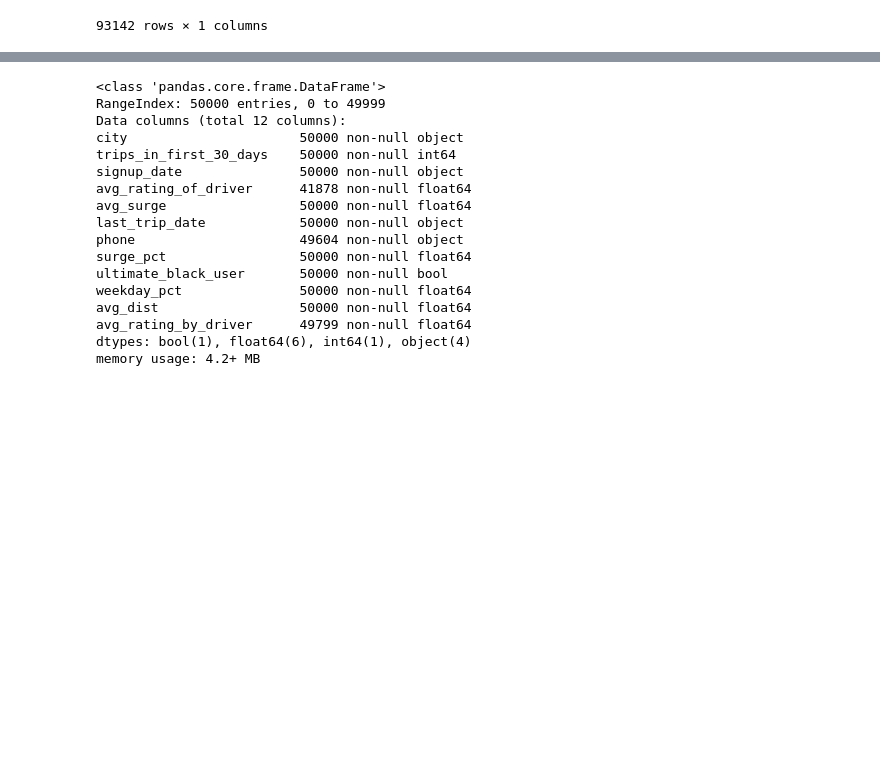
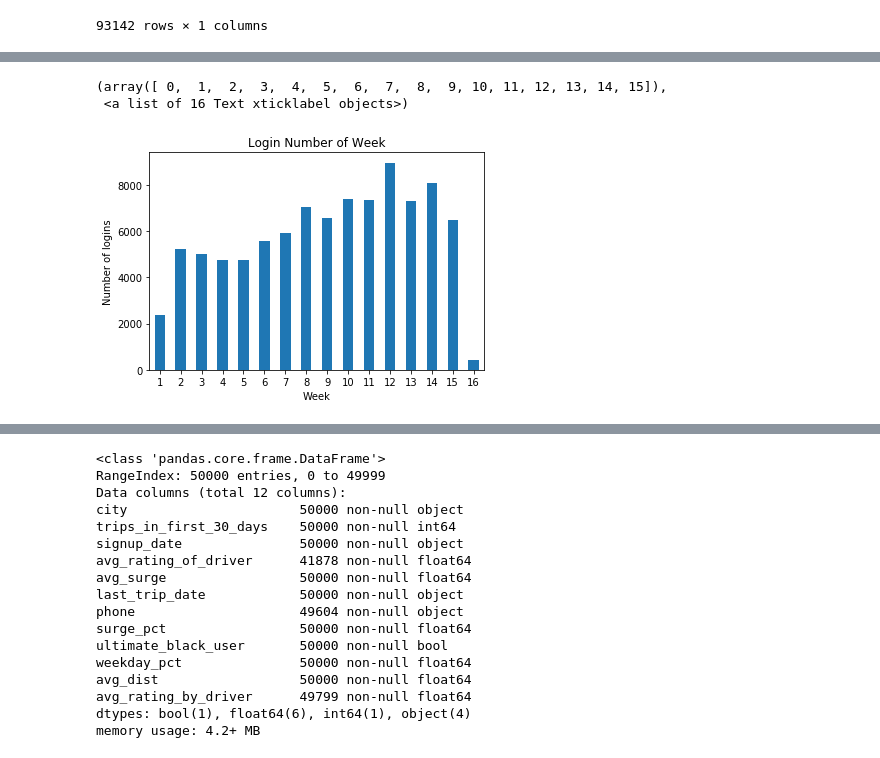
Before and after one commit to harineem1/Springboard01, a Jupyter notebook: mini-project/ultimate_challenge/Ultimate Challenge.ipynb, the cells around one changed output, grey strips where cells are left out. Cells and saved outputs as stored; diff of their text form; code cells hidden in the pictures; blank space fills up the shorter version.

```diff
--- a/mini-project/ultimate_challenge/Ultimate Challenge.ipynb
+++ b/mini-project/ultimate_challenge/Ultimate Challenge.ipynb
@@ -39,0 +110,11 @@ memory usage: 727.8 KB
+# %%
+# Group by Week and plot them
+cdf.groupby('week')['count'].sum().plot(kind='bar')
+plt.title("Login Number of Week")
+plt.xlabel("Week")
+plt.ylabel("Number of logins")
+plt.xticks(rotation=0)
+# %% [output]
+(array([ 0,  1,  2,  3,  4,  5,  6,  7,  8,  9, 10, 11, 12, 13, 14, 15]),
+ <a list of 16 Text xticklabel objects>)
+[figure, added]
```
Also changed, not shown: parts of 41 cells of this notebook, 3 other files.
